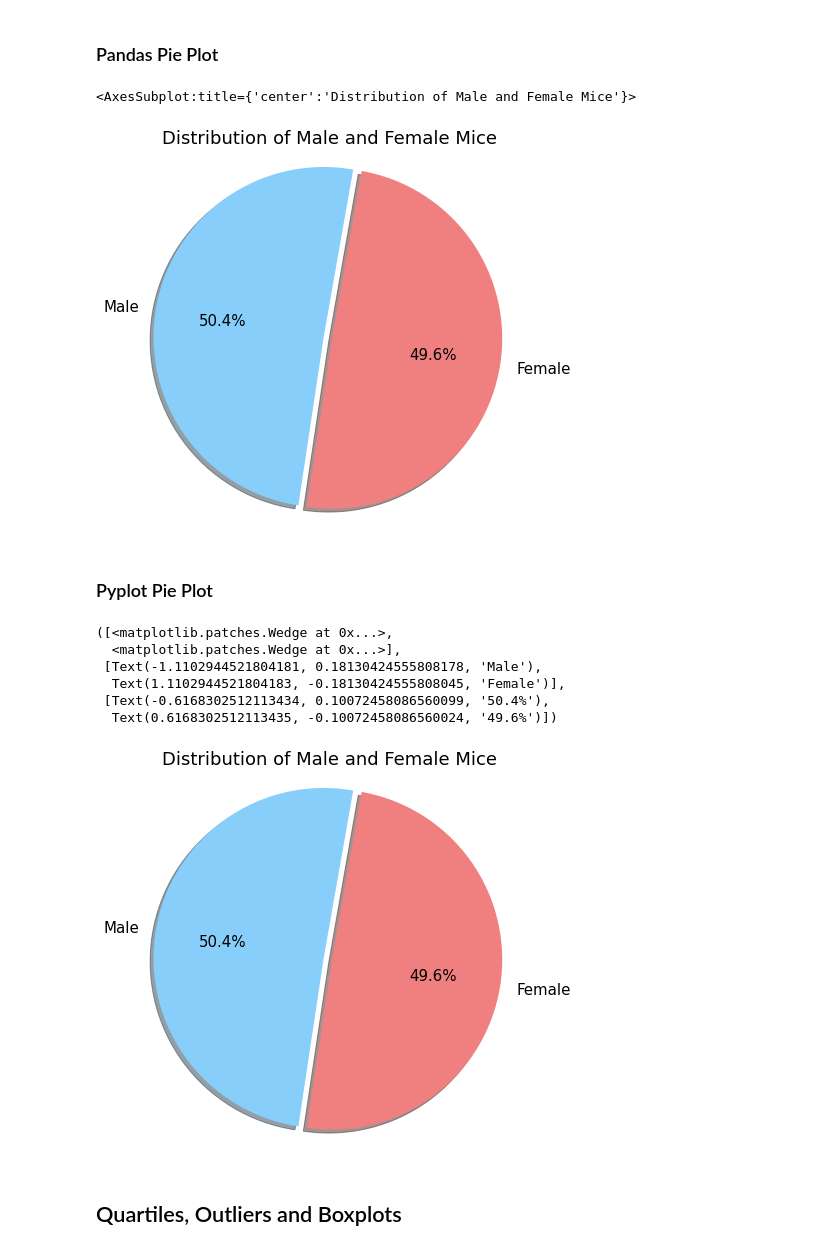
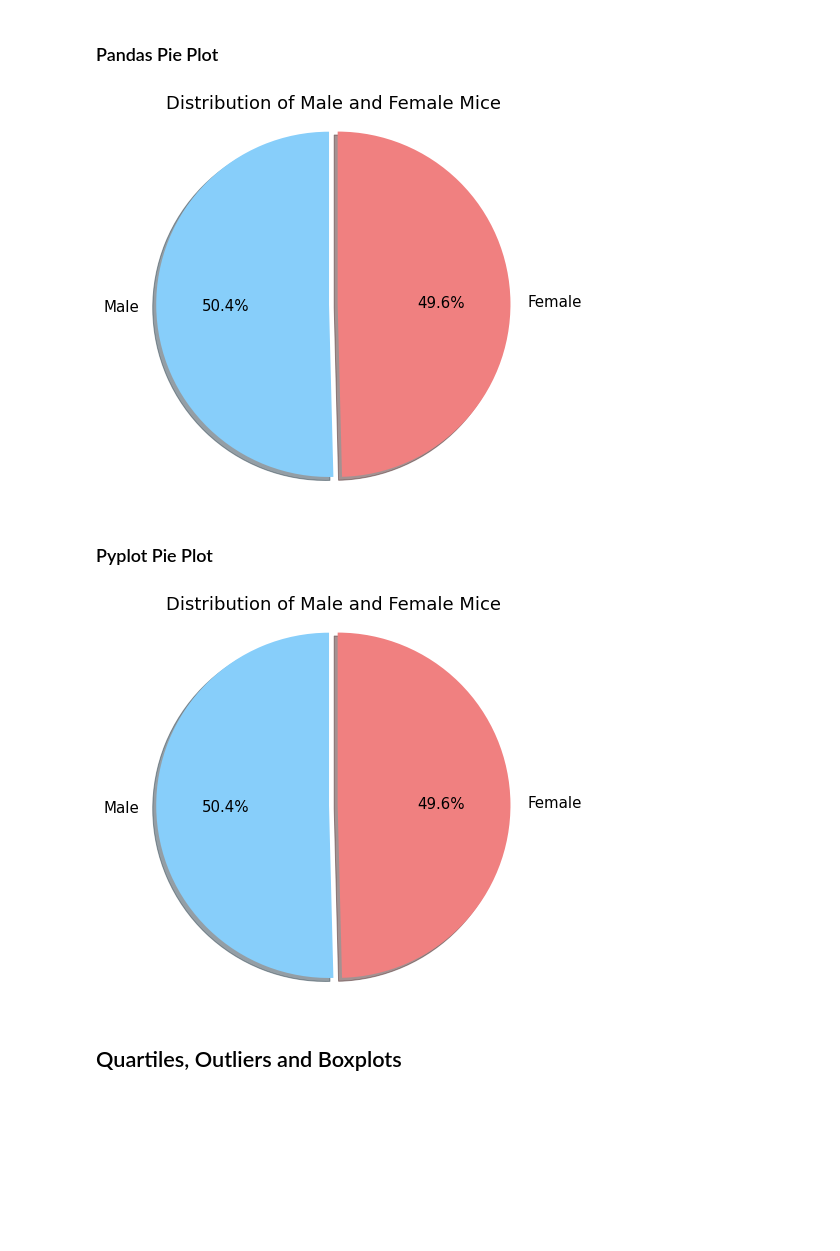
Before and after one commit to junettel/matplotlib-challenge, a Jupyter notebook: pymaceuticals_main.ipynb, the cells around one changed output. Drawn from its saved outputs; the diff is of its cells as text; code cells hidden in the pictures; blank space fills up the shorter version.

```diff
--- a/pymaceuticals_main.ipynb
+++ b/pymaceuticals_main.ipynb
@@ -16,12 +17,12 @@ mouse_metadata = pd.read_csv(mouse_metadata_path)
 study_results = pd.read_csv(study_results_path)
 # %%
 # Combine the data into a single dataset
-merged_study_df = pd.merge(mouse_metadata, study_results, on="Mouse ID")
+merged_study_df = pd.merge(mouse_metadata, study_results, how="outer", on="Mouse ID")
 # print(mouse_metadata.count())
 # print(study_results.count())
 
 # Display the data table for preview
-merged_study_df.head()
+merged_study_df.head(20)
 # %% [output]
 |  | Mouse ID | Drug Regimen | Sex | Age_months | Weight (g) | Timepoint | Tumor Volume (mm3) | ... |
 | 0 | k403 | Ramicane | Male | 21 | 16 | 0 | 45.000000 | ... |
@@ -270,21 +282,21 @@ gender_df
 # %%
 # Generate a pie plot showing the distribution of female versus male mice using pandas
 colors = ["lightskyblue", "lightcoral"]
-explode = (0.025,0.025)
+explode = (0.05,0)
 figsize=(7,7)
 
 gender_plot = gender_df.plot.pie(y="Gender Distribution", figsize=figsize, colors=colors, explode=explode,
-                                 shadow=True, startangle=80, autopct="%1.1f%%", fontsize=15, legend=False)
+                                 shadow=True, startangle=90, autopct="%1.1f%%", fontsize=15, legend=False)
 
 # Label and format
 gender_plot.set_title("Distribution of Male and Female Mice", fontsize=18)
 gender_plot.set_xlabel("")
 gender_plot.set_ylabel("")
 plt.axis("equal")
 gender_plot
+plt.show()
 # %% [output]
-<AxesSubplot:title={'center':'Distribution of Male and Female Mice'}>
-[figure, old version]
+[figure, new version]
 # %% [markdown]
 ### Pyplot Pie Plot
 # %%
@@ -294,25 +306,19 @@ gender_plot
 plt.rcParams["figure.figsize"]=(7,7)
 plt.rcParams["font.size"]=(15)
 
+# We can reuse previously defined plot settings here
 gender_pcts = gender_df["Gender Distribution"]
 # gender_pcts
 labels = ["Male", "Female"]
-gender_plt = plt.pie(gender_pcts, colors=colors, explode=explode, labels=labels,
-                     shadow=True, startangle=80, autopct="%1.1f%%")
+gender_plt = plt.pie(gender_pcts, colors=colors, explode=explode, labels=labels, shadow=True, startangle=90, autopct="%1.1f%%")
 
 plt.title("Distribution of Male and Female Mice", )
 
 plt.axis("equal")
 
-gender_plt
+plt.show()
 # %% [output]
-([<matplotlib.patches.Wedge at 0x...>,
-  <matplotlib.patches.Wedge at 0x...>],
- [Text(-1.1102944521804181, 0.18130424555808178, 'Male'),
-  Text(1.1102944521804183, -0.18130424555808045, 'Female')],
- [Text(-0.6168302512113434, 0.10072458086560099, '50.4%'),
-  Text(0.6168302512113435, -0.10072458086560024, '49.6%')])
-[figure, old version]
+[figure, new version]
 # %% [markdown]
 ## Quartiles, Outliers and Boxplots
 # %%
```
Also changed, not shown: parts of 15 cells of this notebook.
